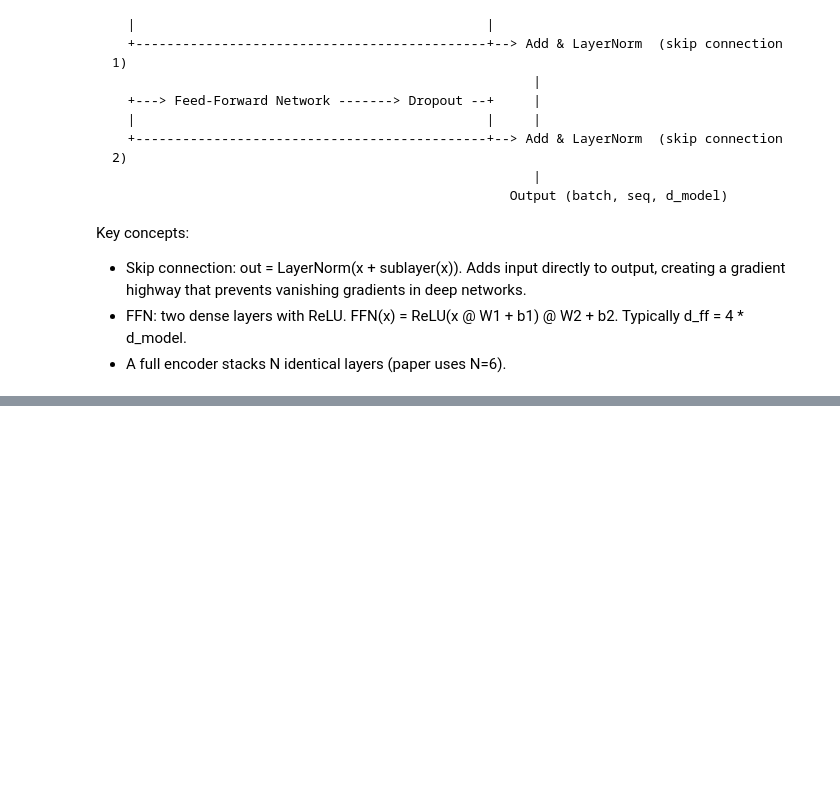
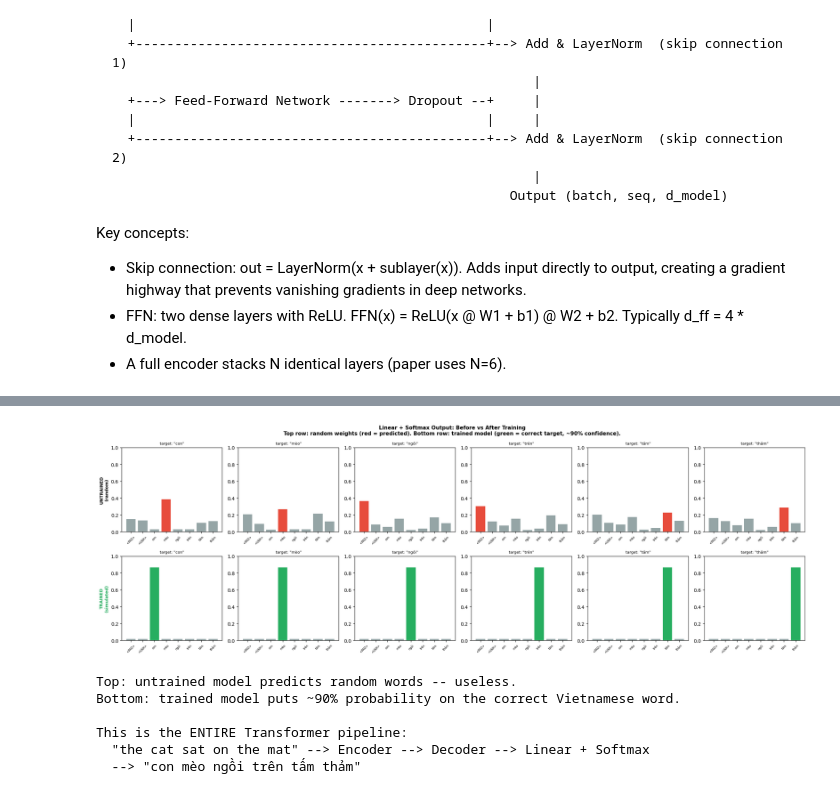
Before and after one commit to trietle/trans-keras-demo, a Jupyter notebook: transformer_attention_demo.ipynb, the cells around one changed output, grey strips where cells are left out. Saved outputs shown, nothing was run; the diff lists cells and outputs as text; code cells hidden in the pictures; blank space fills up the shorter version.

Commit message:
Step 7, 8, done for original Transformer

```diff
--- a/transformer_attention_demo.ipynb
+++ b/transformer_attention_demo.ipynb
@@ -632,0 +1183,53 @@ plt.show()
+# %%
+# 7h. Visualize: untrained vs trained (simulated)
+
+fig, axes = plt.subplots(2, len(vn_words), figsize=(3.5 * len(vn_words), 7))
+
+for pos in range(len(vn_words)):
+    # Top row: UNTRAINED (random)
+    ax = axes[0][pos]
+    p = probs_untrained[pos]
+    colors = ['#e74c3c' if i == predicted_ids_untrained[pos] else '#95a5a6'
+              for i in range(vn_vocab_size)]
+    ax.bar(range(vn_vocab_size), p, color=colors)
+    ax.set_xticks(range(vn_vocab_size))
+    ax.set_xticklabels(vn_vocab_list, rotation=45, fontsize=6)
+    ax.set_ylim(0, 1)
+    ax.set_title(f'target: "{vn_words[pos]}"', fontsize=8)
+    if pos == 0:
+        ax.set_ylabel('UNTRAINED\n(random)', fontsize=9, fontweight='bold')
+
+    # Bottom row: TRAINED (simulated)
+    ax = axes[1][pos]
+    p = probs_trained[pos]
+    colors = ['#27ae60' if i == target_vn_ids[pos] else '#95a5a6'
+              for i in range(vn_vocab_size)]
+    ax.bar(range(vn_vocab_size), p, color=colors)
+    ax.set_xticks(range(vn_vocab_size))
+    ax.set_xticklabels(vn_vocab_list, rotation=45, fontsize=6)
+    ax.set_ylim(0, 1)
+    ax.set_title(f'target: "{vn_words[pos]}"', fontsize=8)
+    if pos == 0:
+        ax.set_ylabel('TRAINED\n(simulated)', fontsize=9, fontweight='bold', color='#27ae60')
+
+fig.suptitle('Linear + Softmax Output: Before vs After Training\n'
+             'Top row: random weights (red = predicted). '
+             'Bottom row: trained model (green = correct target, ~90% confidence).',
+             fontweight='bold', fontsize=11)
+plt.tight_layout()
+plt.show()
+
+print('Top: untrained model predicts random words -- useless.')
+print('Bottom: trained model puts ~90% probability on the correct Vietnamese word.')
+print()
+print('This is the ENTIRE Transformer pipeline:')
+print('  "the cat sat on the mat" --> Encoder --> Decoder --> Linear + Softmax')
+print('  --> "con mèo ngồi trên tấm thảm"')
+# %% [output]
+[figure, added]
+Top: untrained model predicts random words -- useless.
+Bottom: trained model puts ~90% probability on the correct Vietnamese word.
+
+This is the ENTIRE Transformer pipeline:
+  "the cat sat on the mat" --> Encoder --> Decoder --> Linear + Softmax
+  --> "con mèo ngồi trên tấm thảm"
```
Also changed, not shown: parts of 36 cells of this notebook.
